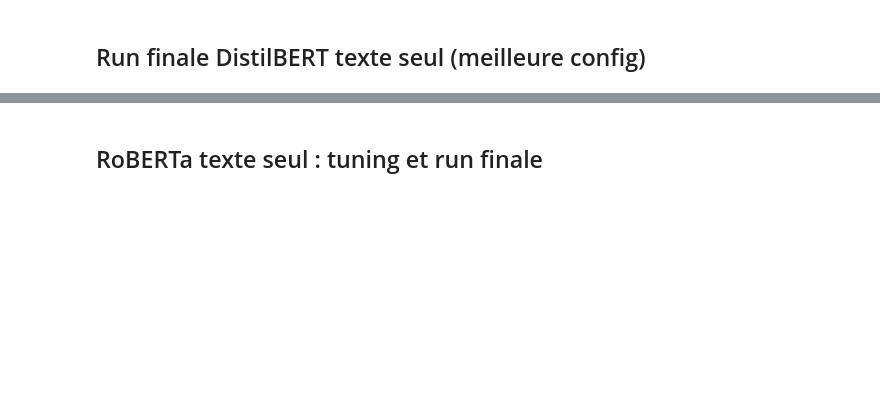
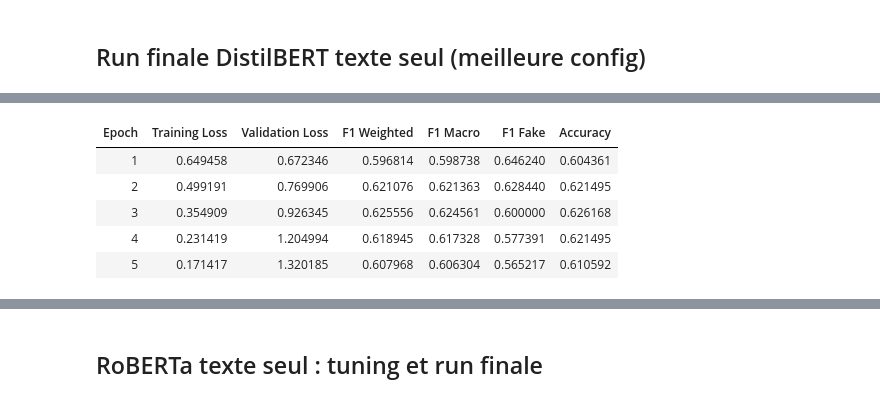
Before and after one commit to julessa/grp3_projet3_data, a Jupyter notebook: Franck/notebook/Modeles_Avances.ipynb, the cells around one changed output, grey strips where cells are left out. Cells and saved outputs as stored; diff of their text form; code cells hidden in the pictures; blank space fills up the shorter version.

```diff
--- a/Franck/notebook/Modeles_Avances.ipynb
+++ b/Franck/notebook/Modeles_Avances.ipynb
@@ -456,0 +601,79 @@ print("Résultats test:", metrics)
+# %%
+import os
+
+# ── DistilBERT finale : entraînement sur données complètes ───────────────────
+print("=== DistilBERT finale (texte seul) — donnees completes ===")
+
+train_df_full = load_liar_df(TRAIN_PATH)
+val_df_full   = load_liar_df(VAL_PATH)
+test_df_full  = load_liar_df(TEST_PATH)
+
+train_ds_full = prepare_hf_dataset(train_df_full, "statement", tokenizer_distilbert, MAX_LENGTH_A)
+val_ds_full   = prepare_hf_dataset(val_df_full,   "statement", tokenizer_distilbert, MAX_LENGTH_A)
+test_ds_full  = prepare_hf_dataset(test_df_full,  "statement", tokenizer_distilbert, MAX_LENGTH_A)
+
+train_labels_full  = train_df_full["label_binary"].dropna().astype(int).tolist()
+class_weights_full = get_class_weights(train_labels_full)
+sampler_full       = get_weighted_sampler(train_labels_full)
+
+best_use_sampler = (best_mode == "sampler")
+print(f"Config : LR={best_lr} | mode={best_mode} | use_sampler={best_use_sampler}")
+
+DISTILBERT_SAVE_DIR = "../models/distilbert_A"
+os.makedirs(DISTILBERT_SAVE_DIR, exist_ok=True)
+
+model_finale_A = AutoModelForSequenceClassification.from_pretrained(MODEL_NAME_DISTILBERT, num_labels=2)
+metrics_cb_A   = MetricsCallback()
+
+args_finale_A = TrainingArguments(
+    output_dir                  = DISTILBERT_SAVE_DIR,
+    num_train_epochs            = 5,
+    per_device_train_batch_size = 16,
+    per_device_eval_batch_size  = 32,
+    learning_rate               = best_lr,
+    lr_scheduler_type           = "linear",
+    warmup_ratio                = 0.1,
+    eval_strategy               = "epoch",
+    save_strategy               = "epoch",
+    load_best_model_at_end      = True,
+    metric_for_best_model       = "f1_weighted",
+    greater_is_better           = True,
+    use_cpu                     = USE_CPU,
+    fp16                        = False,
+    report_to                   = "none",
+    logging_strategy            = "epoch",
+    seed                        = 42,
+)
+
+trainer_finale_A = WeightedTrainer(
+    model           = model_finale_A,
+    args            = args_finale_A,
+    train_dataset   = train_ds_full,
+    eval_dataset    = val_ds_full,
+    compute_metrics = compute_metrics,
+    callbacks       = [EarlyStoppingCallback(early_stopping_patience=2), metrics_cb_A],
+    class_weights   = class_weights_full if not best_use_sampler else None,
+    use_sampler     = best_use_sampler,
+    sampler         = sampler_full if best_use_sampler else None,
+)
+
+trainer_finale_A.train()
+
+# Métriques test : on prédit directement (predict n'appelle pas on_evaluate sur les callbacks)
+preds_output_A = trainer_finale_A.predict(test_ds_full)
+preds_labels_A = preds_output_A.predictions.argmax(axis=1)
+true_labels_A  = preds_output_A.label_ids
+
+test_results_A = {
+    "eval_accuracy":    accuracy_score(true_labels_A, preds_labels_A),
+    "eval_f1_weighted": f1_score(true_labels_A, preds_labels_A, average="weighted", zero_division=0),
+    "eval_f1_macro":    f1_score(true_labels_A, preds_labels_A, average="macro",    zero_division=0),
+    "eval_f1_fake":     f1_score(true_labels_A, preds_labels_A, pos_label=0, average="binary", zero_division=0),
+}
+
+print("\n── Resultats TEST DistilBERT (texte seul) ──")
+for k, v in test_results_A.items():
+    print(f"  {k}: {v:.4f}")
+
+print(f"\nModele sauvegarde dans {DISTILBERT_SAVE_DIR}")
+# %% [output]
@@ -456,0 +700,6 @@ print("Résultats test:", metrics)
+| Epoch | Training Loss | Validation Loss | F1 Weighted | F1 Macro | F1 Fake | Accuracy |
+| 1 | 0.649458 | 0.672346 | 0.596814 | 0.598738 | 0.646240 | 0.604361 |
+| 2 | 0.499191 | 0.769906 | 0.621076 | 0.621363 | 0.628440 | 0.621495 |
+| 3 | 0.354909 | 0.926345 | 0.625556 | 0.624561 | 0.600000 | 0.626168 |
+| 4 | 0.231419 | 1.204994 | 0.618945 | 0.617328 | 0.577391 | 0.621495 |
+| 5 | 0.171417 | 1.320185 | 0.607968 | 0.606304 | 0.565217 | 0.610592 |
```
Also changed, not shown: parts of 32 cells of this notebook, 13 other files.
